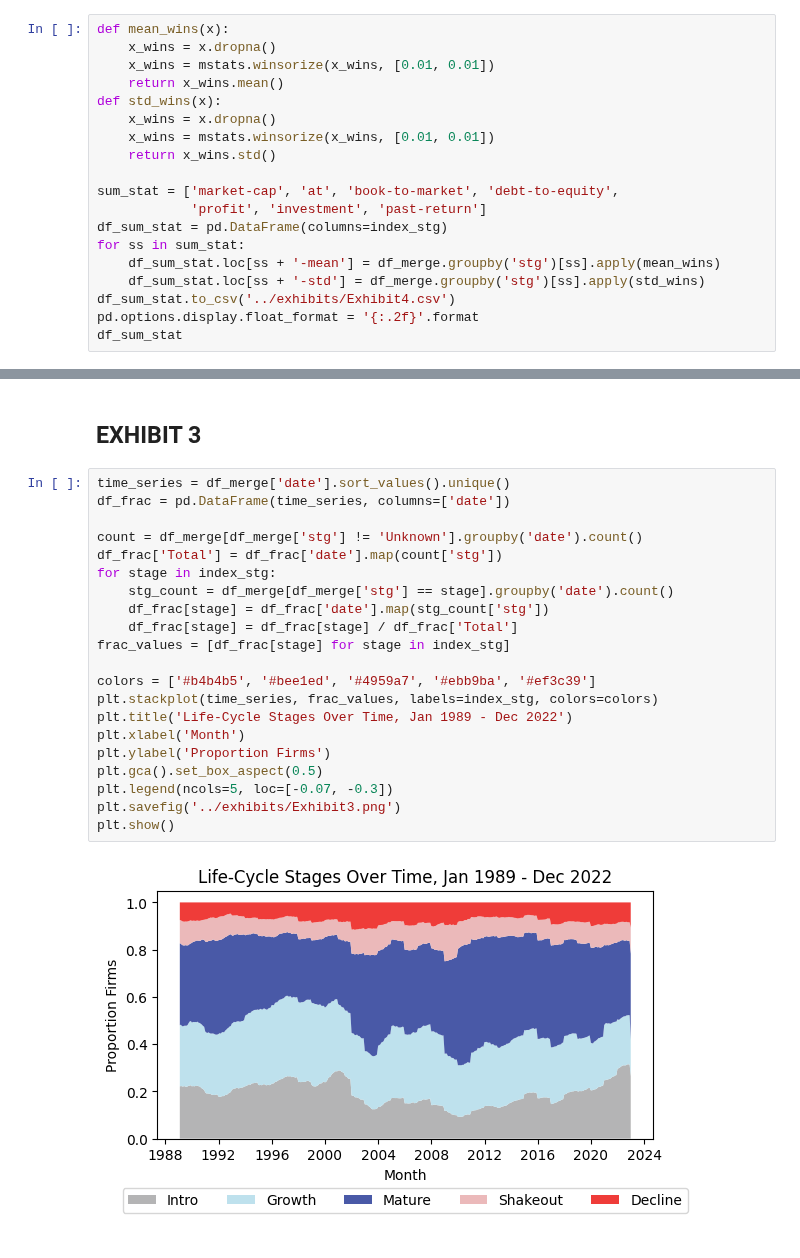
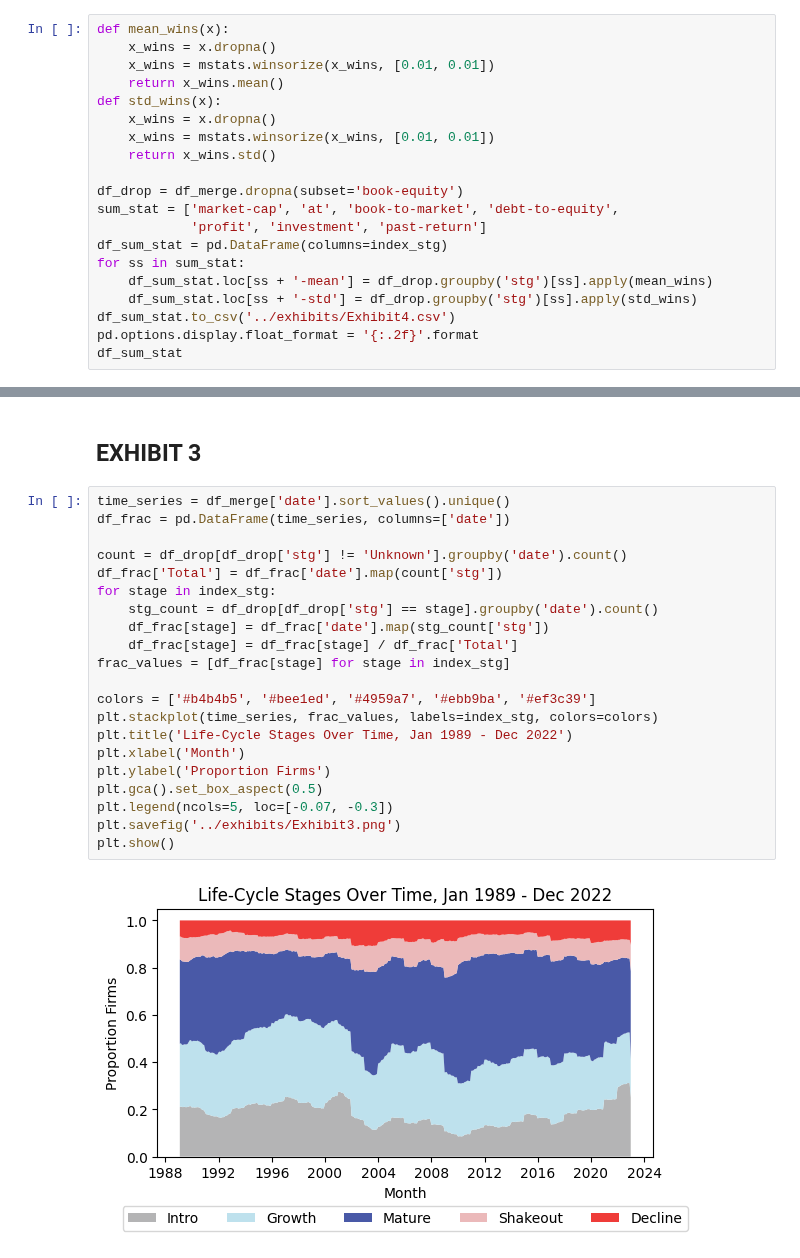
Before and after one commit to Light-ning/firm-life-cycle, a Jupyter notebook: analysis/firm-life-cycle.ipynb, the cells around one changed output, grey strips where cells are left out. Drawn from its saved outputs; the diff is of its cells as text.

Commit message:
用排除负数 book-equity 的数据计算 Exhibit 3-4
用排除负数 book-equity 的数据计算 Exhibit 3-4

```diff
--- a/analysis/firm-life-cycle.ipynb
+++ b/analysis/firm-life-cycle.ipynb
@@ -347,12 +347,13 @@ def std_wins(x):
     x_wins = mstats.winsorize(x_wins, [0.01, 0.01])
     return x_wins.std()
 
+df_drop = df_merge.dropna(subset='book-equity')
 sum_stat = ['market-cap', 'at', 'book-to-market', 'debt-to-equity',
             'profit', 'investment', 'past-return']
 df_sum_stat = pd.DataFrame(columns=index_stg)
 for ss in sum_stat:
-    df_sum_stat.loc[ss + '-mean'] = df_merge.groupby('stg')[ss].apply(mean_wins)
-    df_sum_stat.loc[ss + '-std'] = df_merge.groupby('stg')[ss].apply(std_wins)
+    df_sum_stat.loc[ss + '-mean'] = df_drop.groupby('stg')[ss].apply(mean_wins)
+    df_sum_stat.loc[ss + '-std'] = df_drop.groupby('stg')[ss].apply(std_wins)
 df_sum_stat.to_csv('../exhibits/Exhibit4.csv')
 pd.options.display.float_format = '{:.2f}'.format
 df_sum_stat
@@ -377,23 +378,23 @@ df_sum_stat
 # %%
 time_series = df_merge['date'].sort_values().unique()
 df_frac = pd.DataFrame(time_series, columns=['date'])
 
-count = df_merge[df_merge['stg'] != 'Unknown'].groupby('date').count()
+count = df_drop[df_drop['stg'] != 'Unknown'].groupby('date').count()
 df_frac['Total'] = df_frac['date'].map(count['stg'])
 for stage in index_stg:
-    stg_count = df_merge[df_merge['stg'] == stage].groupby('date').count()
+    stg_count = df_drop[df_drop['stg'] == stage].groupby('date').count()
     df_frac[stage] = df_frac['date'].map(stg_count['stg'])
     df_frac[stage] = df_frac[stage] / df_frac['Total']
 frac_values = [df_frac[stage] for stage in index_stg]
 
 colors = ['#b4b4b5', '#bee1ed', '#4959a7', '#ebb9ba', '#ef3c39']
 plt.stackplot(time_series, frac_values, labels=index_stg, colors=colors)
 plt.title('Life-Cycle Stages Over Time, Jan 1989 - Dec 2022')
 plt.xlabel('Month')
 plt.ylabel('Proportion Firms')
 plt.gca().set_box_aspect(0.5)
 plt.legend(ncols=5, loc=[-0.07, -0.3])
 plt.savefig('../exhibits/Exhibit3.png')
 plt.show()
 # %% [output]
-[figure, old version]
+[figure, new version]
```
Also changed, not shown: parts of 2 cells of this notebook, 2 other files.
